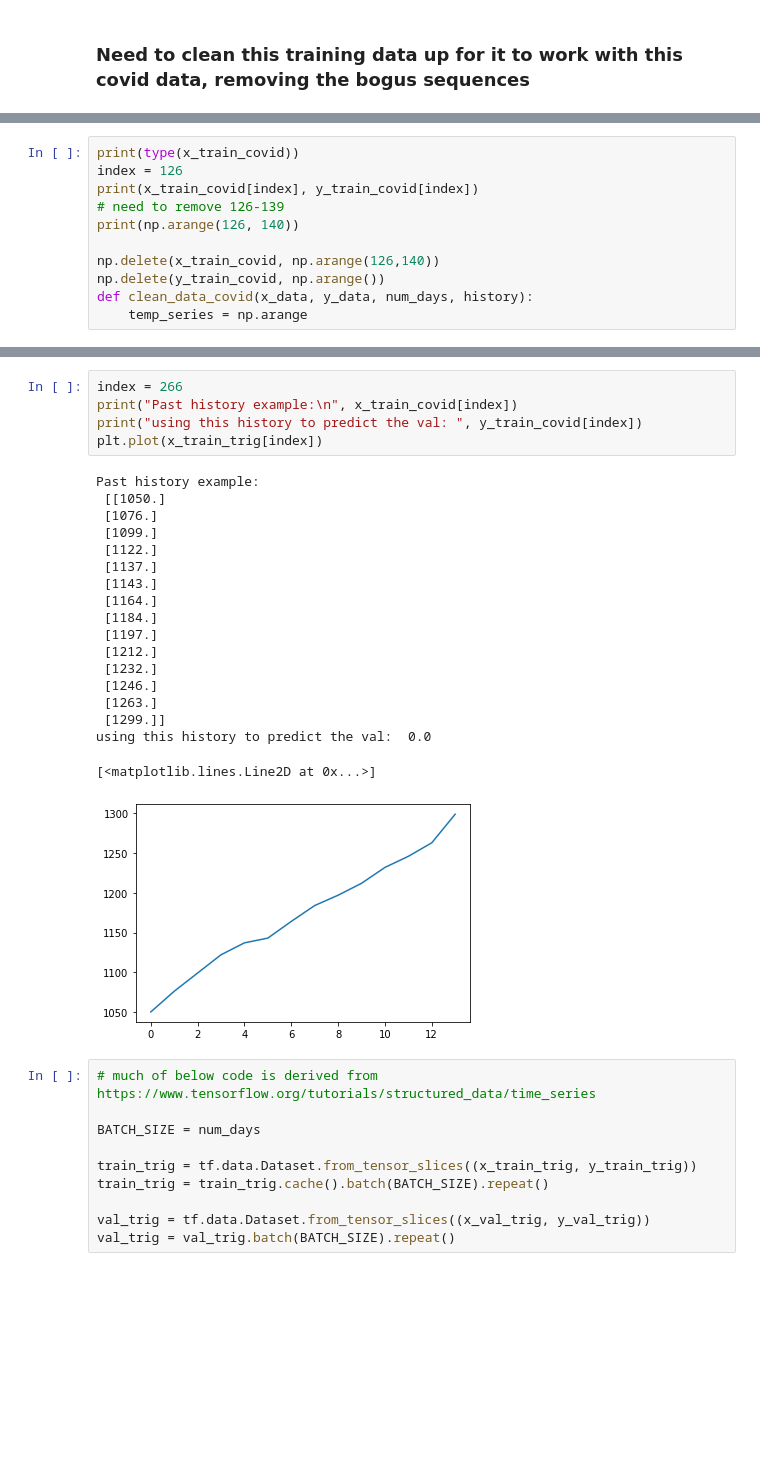
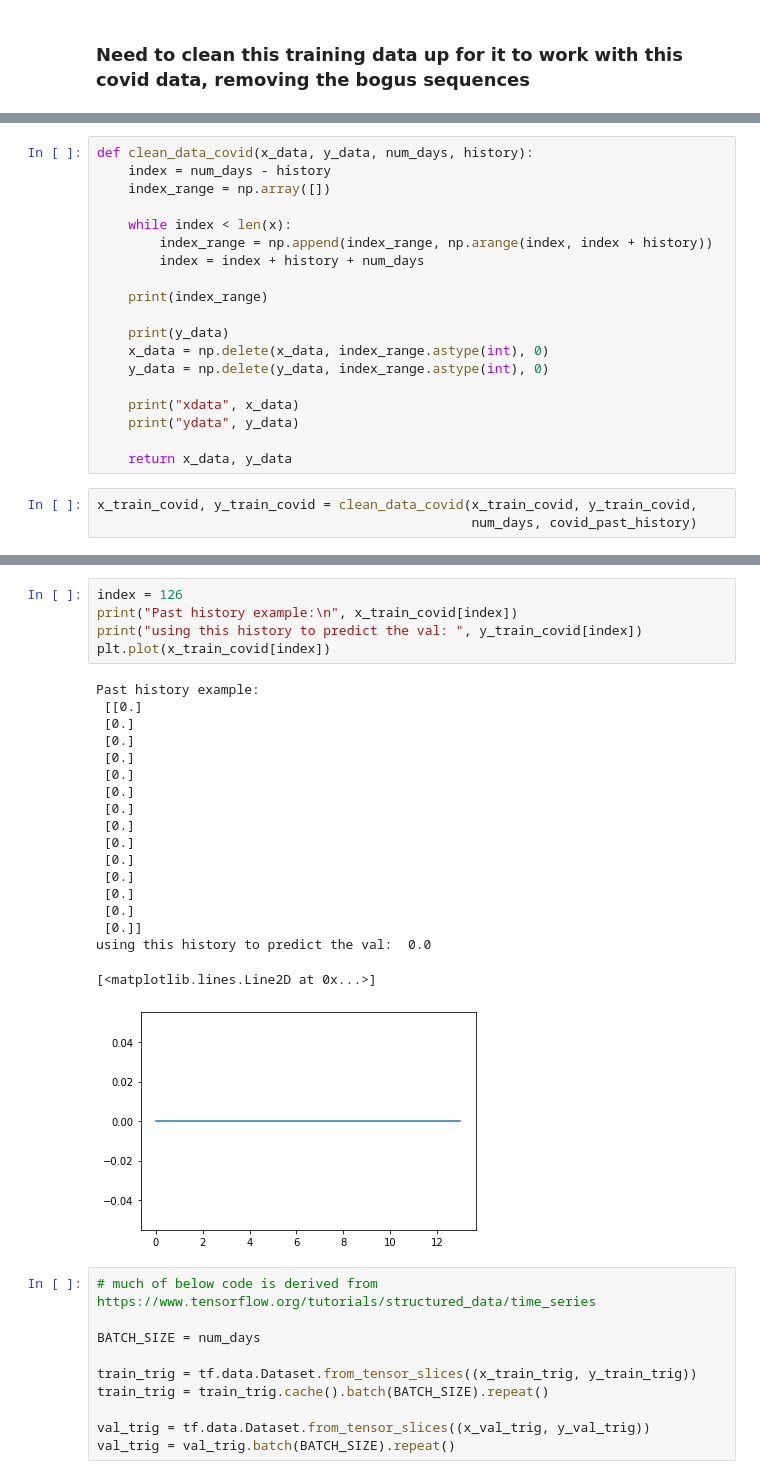
Before and after one commit to QinLab/icompbio-tamjeed, a Jupyter notebook: tf_rnn_single_covid.ipynb, the cells around one changed output, grey strips where cells are left out. Cells and saved outputs as stored; diff of their text form; blank space fills up the shorter version.

Commit message:
successfully cleaned data

```diff
--- a/tf_rnn_single_covid.ipynb
+++ b/tf_rnn_single_covid.ipynb
@@ -161,11 +173,0 @@ x = np.delete(x, index_range.astype(int), 0)
-# %%
-print(type(x_train_covid))
-index = 126
-print(x_train_covid[index], y_train_covid[index])
-# need to remove 126-139
-print(np.arange(126, 140))
-
-np.delete(x_train_covid, np.arange(126,140))
-np.delete(y_train_covid, np.arange())
-def clean_data_covid(x_data, y_data, num_days, history):
-    temp_series = np.arange
@@ -188,0 +174,22 @@ def clean_data_covid(x_data, y_data, num_days, history):
+# %%
+def clean_data_covid(x_data, y_data, num_days, history):
+    index = num_days - history
+    index_range = np.array([])
+
+    while index < len(x):
+        index_range = np.append(index_range, np.arange(index, index + history))
+        index = index + history + num_days
+
+    print(index_range)
+
+    print(y_data)
+    x_data = np.delete(x_data, index_range.astype(int), 0)
+    y_data = np.delete(y_data, index_range.astype(int), 0)
+
+    print("xdata", x_data)
+    print("ydata", y_data)
+
+    return x_data, y_data
+# %%
+x_train_covid, y_train_covid = clean_data_covid(x_train_covid, y_train_covid,
+                                                num_days, covid_past_history)
@@ -189,27 +214,27 @@ def clean_data_covid(x_data, y_data, num_days, history):
 # %%
-index = 266
+index = 126
 print("Past history example:\n", x_train_covid[index])
 print("using this history to predict the val: ", y_train_covid[index])
-plt.plot(x_train_trig[index])
+plt.plot(x_train_covid[index])
 # %% [output]
 Past history example:
- [[1050.]
- [1076.]
- [1099.]
- [1122.]
- [1137.]
- [1143.]
- [1164.]
- [1184.]
- [1197.]
- [1212.]
- [1232.]
- [1246.]
- [1263.]
- [1299.]]
+ [[0.]
+ [0.]
+ [0.]
+ [0.]
+ [0.]
+ [0.]
+ [0.]
+ [0.]
+ [0.]
+ [0.]
+ [0.]
+ [0.]
+ [0.]
+ [0.]]
 using this history to predict the val:  0.0
 [<matplotlib.lines.Line2D at 0x...>]
-[figure, old version]
+[figure, new version]
 # %%
 # much of below code is derived from https://www.tensorflow.org/tutorials/structured_data/time_series
 
```
Also changed, not shown: parts of 3 cells of this notebook.
